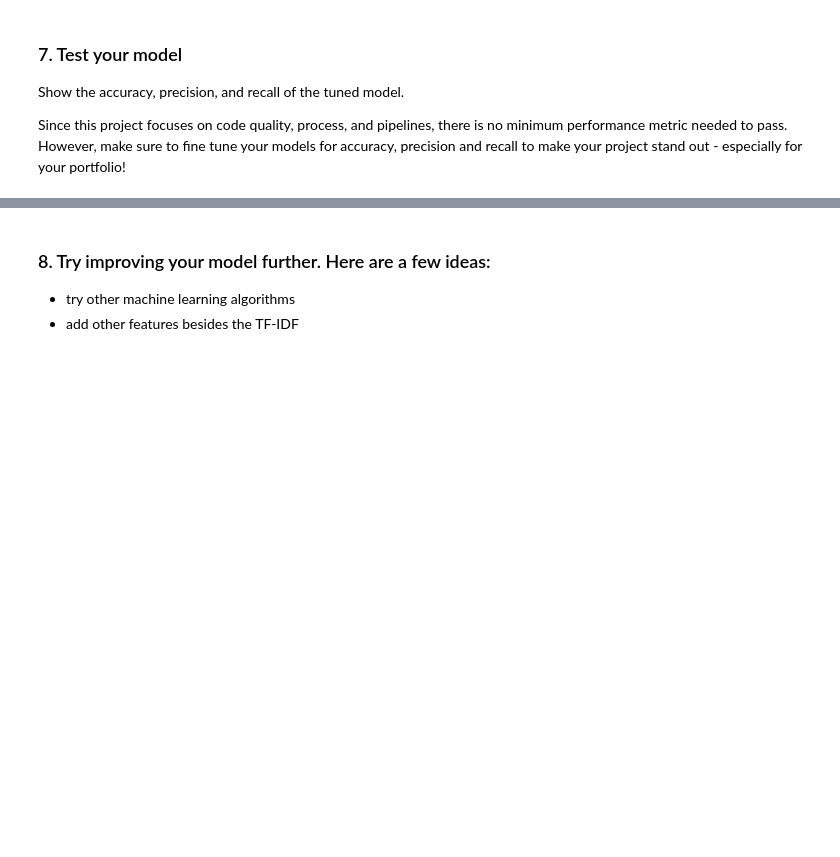
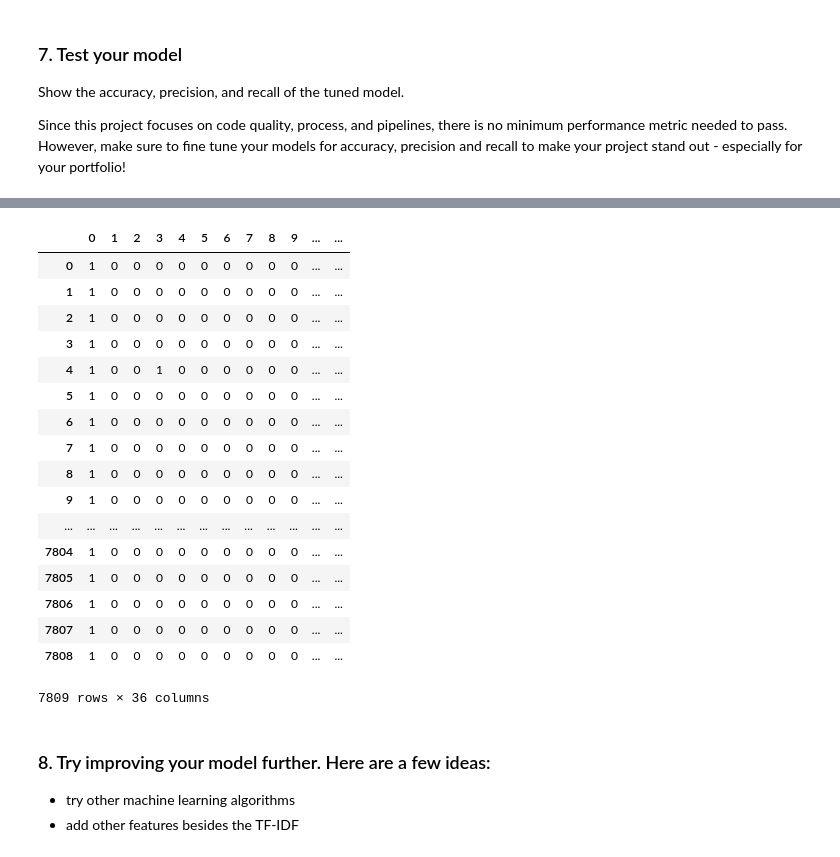
Before and after one commit to dfv-ms/udacity_nd025_term2_project_2, a Jupyter notebook: jupyter-notebooks/ML Pipeline Preparation.ipynb, the cells around one changed output, grey strips where cells are left out. Cells and saved outputs as stored; diff of their text form; code cells hidden in the pictures; blank space fills up the shorter version.

Commit message:
ML Pipeline running with GridSearch, but bad predictions, WIP

```diff
--- a/jupyter-notebooks/ML Pipeline Preparation.ipynb
+++ b/jupyter-notebooks/ML Pipeline Preparation.ipynb
@@ -161,0 +155,11 @@ cv =
+# %%
+parameters = {
+#     'vect__binary': [True, False],
+    'mcfl__estimator__max_depth': [3, 10],
+    'mcfl__estimator__min_samples_split': [2, 10],
+    'mcfl__estimator__n_estimators': [5, 10, 20]
+}
+
+cv = GridSearchCV(pipeline, param_grid=parameters, verbose=10, cv=3, n_jobs=4)
+
+cv.fit(X_train, Y_train)
@@ -164,3 +204,7 @@ cv =
 Show the accuracy, precision, and recall of the tuned model.
 
 Since this project focuses on code quality, process, and  pipelines, there is no minimum performance metric needed to pass. However, make sure to fine tune your models for accuracy, precision and recall to make your project stand out - especially for your portfolio!
+# %%
+Y_pred = cv.predict(X_test)
+
+show_metrics(Y_test, Y_pred)
@@ -167,3 +229,24 @@ Since this project focuses on code quality, process, and  pipelines, there is no
+# %%
+pd.DataFrame(Y_pred)
+# %% [output]
+|  | 0 | 1 | 2 | 3 | 4 | 5 | 6 | 7 | 8 | 9 | ... | ... |
+| 0 | 1 | 0 | 0 | 0 | 0 | 0 | 0 | 0 | 0 | 0 | ... | ... |
+| 1 | 1 | 0 | 0 | 0 | 0 | 0 | 0 | 0 | 0 | 0 | ... | ... |
+| 2 | 1 | 0 | 0 | 0 | 0 | 0 | 0 | 0 | 0 | 0 | ... | ... |
+| 3 | 1 | 0 | 0 | 0 | 0 | 0 | 0 | 0 | 0 | 0 | ... | ... |
+| 4 | 1 | 0 | 0 | 1 | 0 | 0 | 0 | 0 | 0 | 0 | ... | ... |
+| 5 | 1 | 0 | 0 | 0 | 0 | 0 | 0 | 0 | 0 | 0 | ... | ... |
+| 6 | 1 | 0 | 0 | 0 | 0 | 0 | 0 | 0 | 0 | 0 | ... | ... |
+| 7 | 1 | 0 | 0 | 0 | 0 | 0 | 0 | 0 | 0 | 0 | ... | ... |
+| 8 | 1 | 0 | 0 | 0 | 0 | 0 | 0 | 0 | 0 | 0 | ... | ... |
+| 9 | 1 | 0 | 0 | 0 | 0 | 0 | 0 | 0 | 0 | 0 | ... | ... |
+| ... | ... | ... | ... | ... | ... | ... | ... | ... | ... | ... | ... | ... |
+| 7804 | 1 | 0 | 0 | 0 | 0 | 0 | 0 | 0 | 0 | 0 | ... | ... |
+| 7805 | 1 | 0 | 0 | 0 | 0 | 0 | 0 | 0 | 0 | 0 | ... | ... |
+| 7806 | 1 | 0 | 0 | 0 | 0 | 0 | 0 | 0 | 0 | 0 | ... | ... |
+| 7807 | 1 | 0 | 0 | 0 | 0 | 0 | 0 | 0 | 0 | 0 | ... | ... |
+| 7808 | 1 | 0 | 0 | 0 | 0 | 0 | 0 | 0 | 0 | 0 | ... | ... |
+7809 rows × 36 columns
 # %% [markdown]
 ### 8. Try improving your model further. Here are a few ideas:
 * try other machine learning algorithms
```
Also changed, not shown: parts of 13 cells of this notebook.
